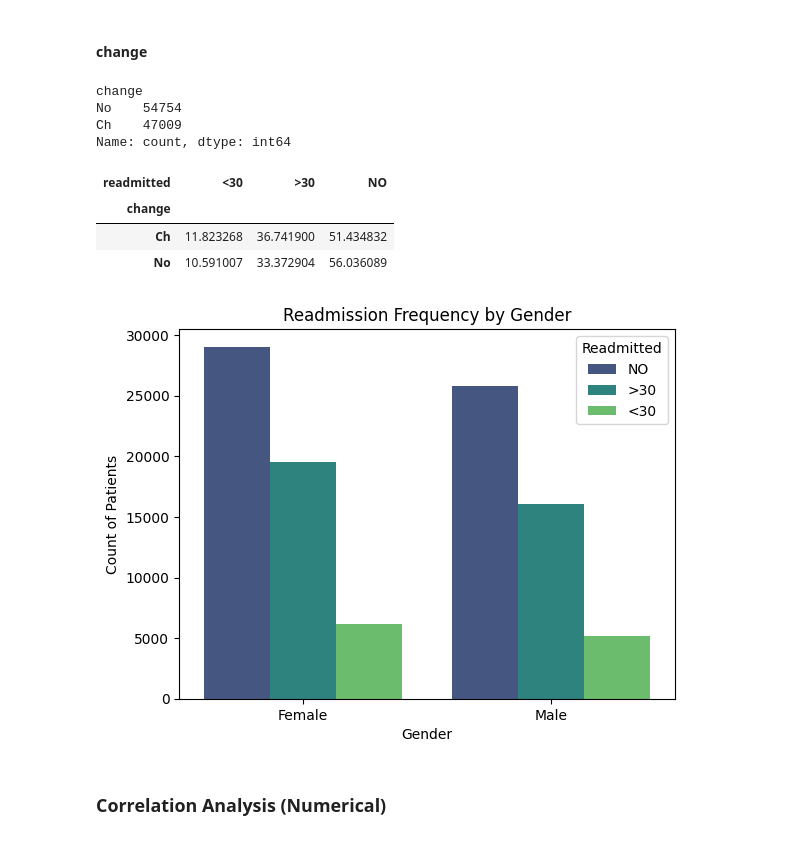
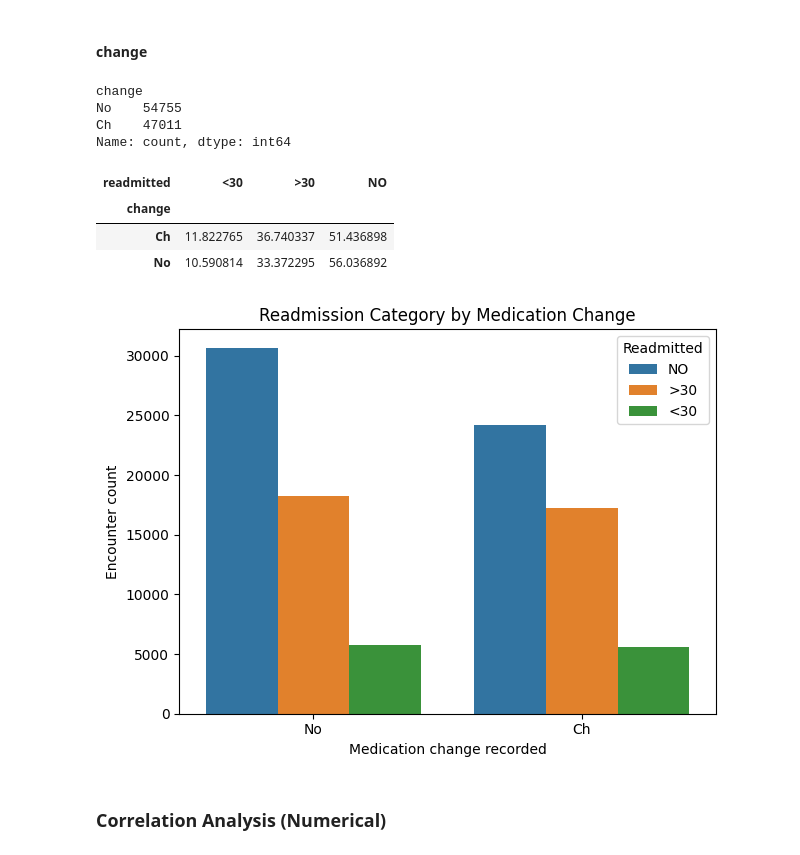
Before and after one commit to Dharm2005/diabetes-readmission-prediction-ml, a Jupyter notebook: Notebooks/03_eda.ipynb, the cells around one changed output. Cells and saved outputs as stored; diff of their text form; code cells hidden in the pictures.

```diff
--- a/Notebooks/03_eda.ipynb
+++ b/Notebooks/03_eda.ipynb
@@ -111,0 +117,11 @@ Passing `palette` without assigning `hue` is deprecated and will be removed in v
+# %%
+df['readmitted_30d'] = df['readmitted'].eq('<30').astype('int8')
+
+numeric_cols = [
+    'time_in_hospital', 'num_lab_procedures', 'num_procedures',
+    'num_medications', 'number_outpatient', 'number_emergency',
+    'number_inpatient', 'number_diagnoses'
+]
+
+# Descriptive summary by binary outcome; this is not a causal analysis.
+print(df.groupby('readmitted_30d')[numeric_cols].agg(['mean', 'median']).T)
@@ -989,8 +1046,8 @@ plt.show()
 df['change'].value_counts()
 # %% [output]
 change
-No    54754
-Ch    47009
+No    54755
+Ch    47011
 Name: count, dtype: int64
 # %%
 # 2. Crosstab
@@ -999,21 +1056,22 @@ pd.crosstab(df['change'], df['readmitted'], normalize='index')*100
 # %% [output]
 | readmitted | <30 | >30 | NO |
 | change |  |  |  |
-| Ch | 11.823268 | 36.741900 | 51.434832 |
-| No | 10.591007 | 33.372904 | 56.036089 |
+| Ch | 11.822765 | 36.740337 | 51.436898 |
+| No | 10.590814 | 33.372295 | 56.036892 |
 # %%
 # 3. Countplot vs readmitted
 
-sns.countplot(data=df, x='gender', hue='readmitted', palette='viridis')
+sns.countplot(data=df, x='change', hue='readmitted')
 
-plt.title('Readmission Frequency by Gender')
-plt.xlabel('Gender')
-plt.ylabel('Count of Patients')
-plt.legend(title='Readmitted', loc='upper right')
+plt.title('Readmission Category by Medication Change')
+plt.xlabel('Medication change recorded')
+plt.ylabel('Encounter count')
+plt.legend(title='Readmitted')
 
+plt.tight_layout()
 plt.show()
 # %% [output]
-[figure, old version]
+[figure, new version]
 # %% [markdown]
 ### Correlation Analysis (Numerical)
 # %%
```
Also changed, not shown: parts of 53 cells of this notebook, 11 other files.
